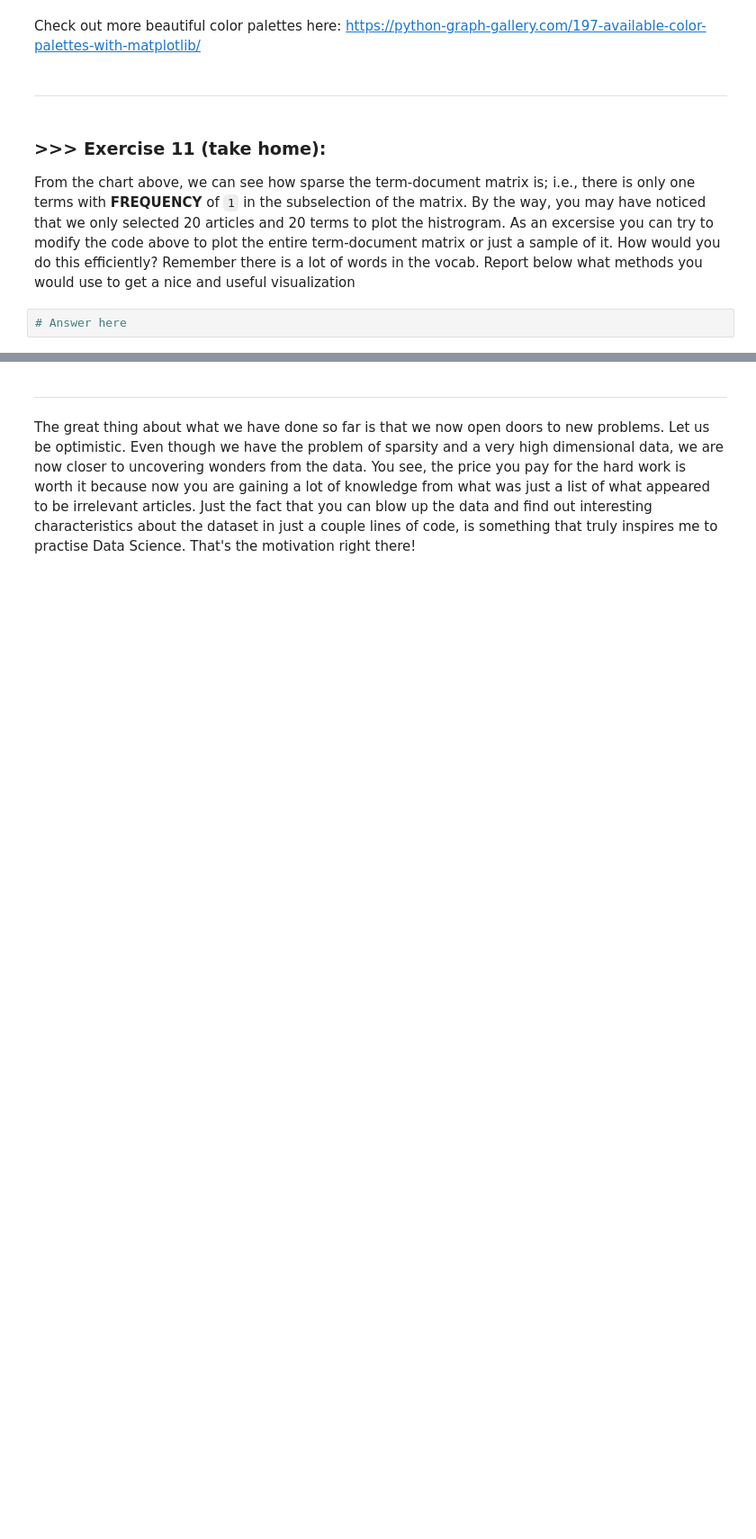
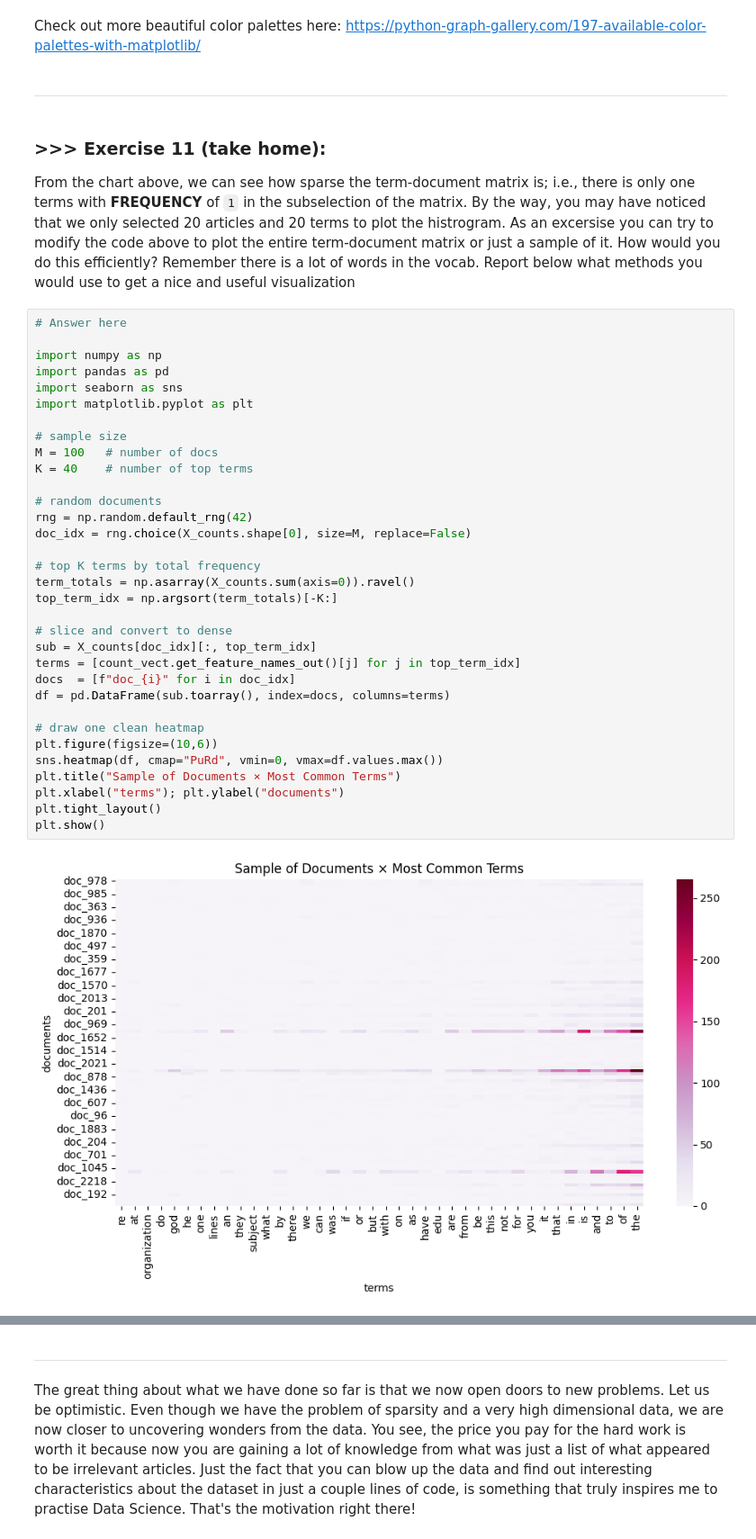
Before and after one commit to viajati/DM2025-Lab1-Exercise, a Jupyter notebook: DM2025-Lab1-Master.ipynb, the cells around one changed output, grey strips where cells are left out. Shown at 90% size. Cells and saved outputs as stored; diff of their text form; blank space fills up the shorter version.

```diff
--- a/DM2025-Lab1-Master.ipynb
+++ b/DM2025-Lab1-Master.ipynb
@@ -1173,5 +1173,38 @@ Check out more beautiful color palettes here: https://python-graph-gallery.com/1
 # %% [markdown]
 ### **>>> Exercise 11 (take home):**
 From the chart above, we can see how sparse the term-document matrix is; i.e., there is only one terms with **FREQUENCY** of `1` in the subselection of the matrix. By the way, you may have noticed that we only selected 20 articles and 20 terms to plot the histrogram. As an excersise you can try to modify the code above to plot the entire term-document matrix or just a sample of it. How would you do this efficiently? Remember there is a lot of words in the vocab. Report below what methods you would use to get a nice and useful visualization
-# %%
-# Answer here
+# %%
+# Answer here
+
+import numpy as np
+import pandas as pd
+import seaborn as sns
+import matplotlib.pyplot as plt
+
+# sample size
+M = 100   # number of docs
+K = 40    # number of top terms
+
+# random documents
+rng = np.random.default_rng(42)
+doc_idx = rng.choice(X_counts.shape[0], size=M, replace=False)
+
+# top K terms by total frequency
+term_totals = np.asarray(X_counts.sum(axis=0)).ravel()
+top_term_idx = np.argsort(term_totals)[-K:]
+
+# slice and convert to dense
+sub = X_counts[doc_idx][:, top_term_idx]
+terms = [count_vect.get_feature_names_out()[j] for j in top_term_idx]
+docs  = [f"doc_{i}" for i in doc_idx]
+df = pd.DataFrame(sub.toarray(), index=docs, columns=terms)
+
+# draw one clean heatmap
+plt.figure(figsize=(10,6))
+sns.heatmap(df, cmap="PuRd", vmin=0, vmax=df.values.max())
+plt.title("Sample of Documents × Most Common Terms")
+plt.xlabel("terms"); plt.ylabel("documents")
+plt.tight_layout()
+plt.show()
+# %% [output]
+[figure, added]
```
Also changed, not shown: parts of 1 cell of this notebook.
